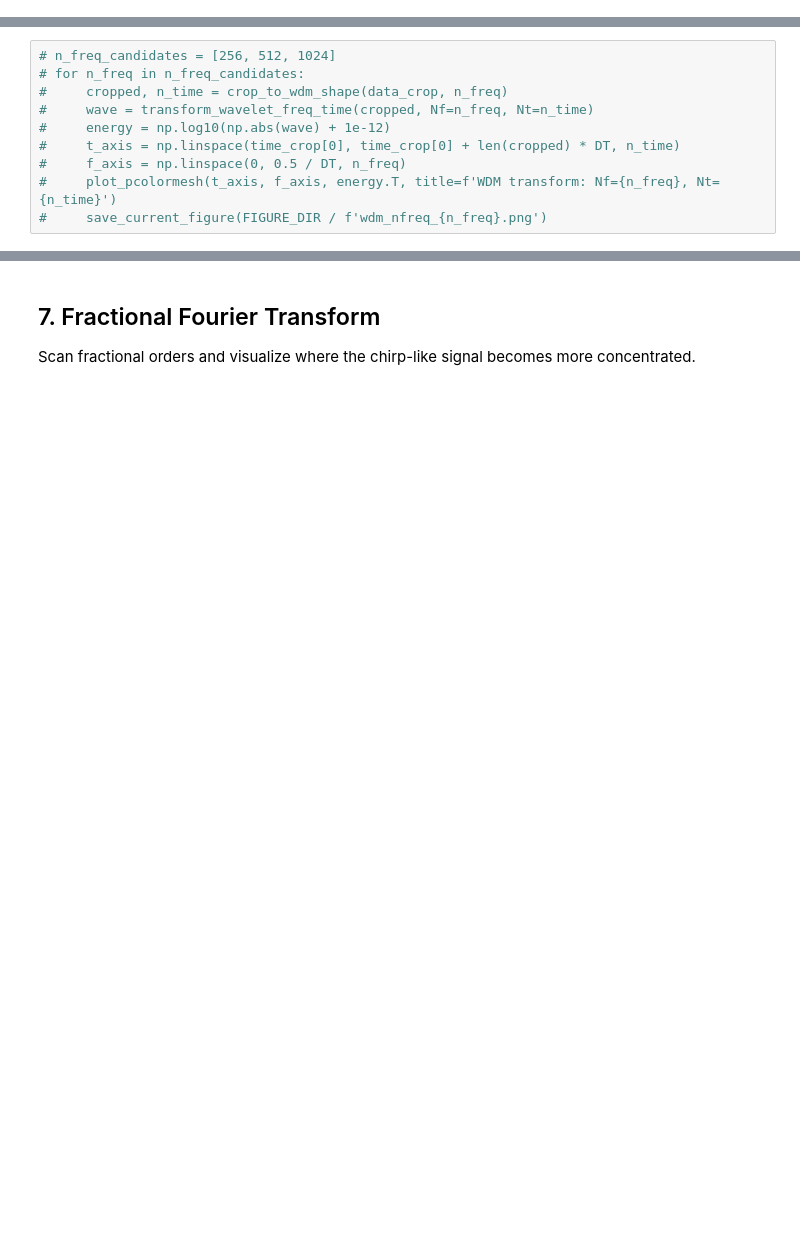
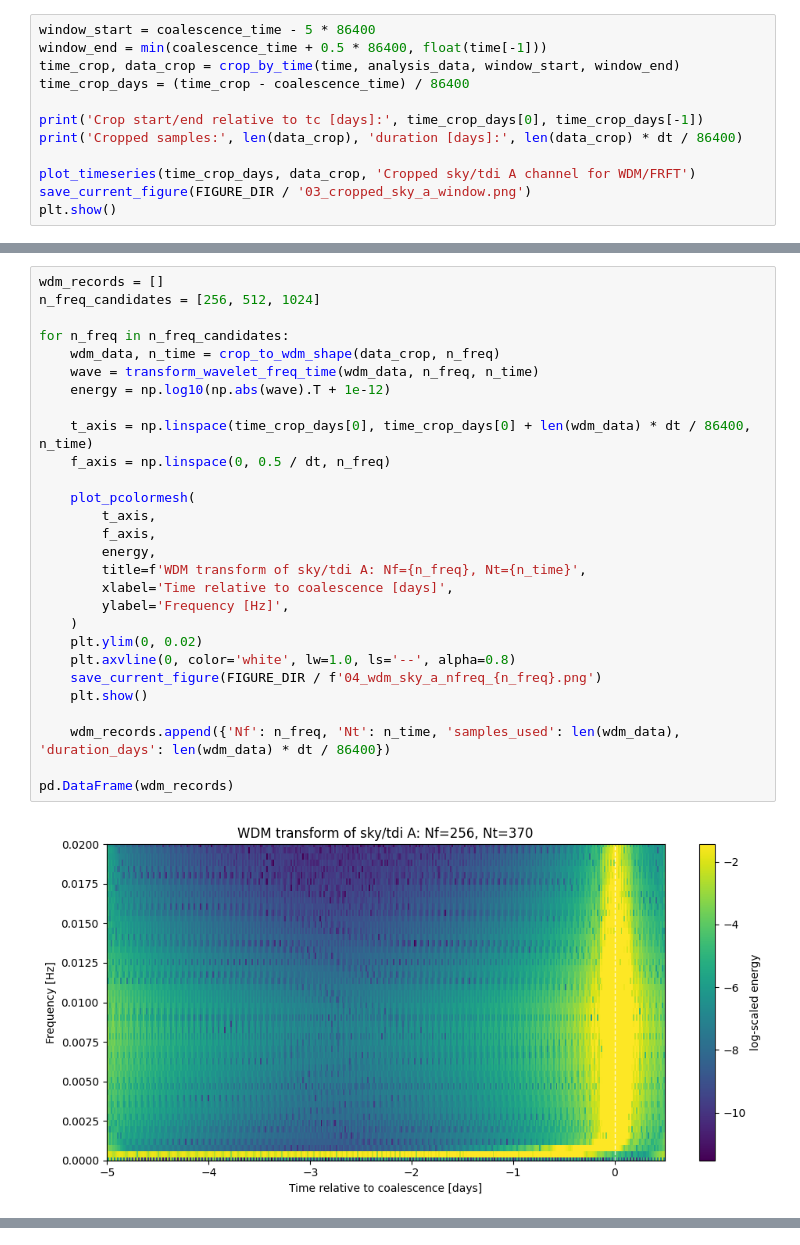
Before and after one commit to leichang131-debug/task5-lisa-taiji, a Jupyter notebook: notebooks/01_ldc_time_frequency_visualization.ipynb, the cells around one changed output, grey strips where cells are left out. Cells and saved outputs as stored; diff of their text form; blank space fills up the shorter version.

Commit message:
Complete LDC time-frequency visualization notebook

```diff
--- a/notebooks/01_ldc_time_frequency_visualization.ipynb
+++ b/notebooks/01_ldc_time_frequency_visualization.ipynb
@@ -85,0 +163,12 @@ Try several `Nf` values, ensure `N = Nf * Nt`, and compare the resulting time-fr
+# %%
+window_start = coalescence_time - 5 * 86400
+window_end = min(coalescence_time + 0.5 * 86400, float(time[-1]))
+time_crop, data_crop = crop_by_time(time, analysis_data, window_start, window_end)
+time_crop_days = (time_crop - coalescence_time) / 86400
+
+print('Crop start/end relative to tc [days]:', time_crop_days[0], time_crop_days[-1])
+print('Cropped samples:', len(data_crop), 'duration [days]:', len(data_crop) * dt / 86400)
+
+plot_timeseries(time_crop_days, data_crop, 'Cropped sky/tdi A channel for WDM/FRFT')
+save_current_figure(FIGURE_DIR / '03_cropped_sky_a_window.png')
+plt.show()
@@ -86,10 +183,30 @@ Try several `Nf` values, ensure `N = Nf * Nt`, and compare the resulting time-fr
 # %%
-# n_freq_candidates = [256, 512, 1024]
-# for n_freq in n_freq_candidates:
-#     cropped, n_time = crop_to_wdm_shape(data_crop, n_freq)
-#     wave = transform_wavelet_freq_time(cropped, Nf=n_freq, Nt=n_time)
-#     energy = np.log10(np.abs(wave) + 1e-12)
-#     t_axis = np.linspace(time_crop[0], time_crop[0] + len(cropped) * DT, n_time)
-#     f_axis = np.linspace(0, 0.5 / DT, n_freq)
-#     plot_pcolormesh(t_axis, f_axis, energy.T, title=f'WDM transform: Nf={n_freq}, Nt={n_time}')
-#     save_current_figure(FIGURE_DIR / f'wdm_nfreq_{n_freq}.png')
+wdm_records = []
+n_freq_candidates = [256, 512, 1024]
+
+for n_freq in n_freq_candidates:
+    wdm_data, n_time = crop_to_wdm_shape(data_crop, n_freq)
+    wave = transform_wavelet_freq_time(wdm_data, n_freq, n_time)
+    energy = np.log10(np.abs(wave).T + 1e-12)
+
+    t_axis = np.linspace(time_crop_days[0], time_crop_days[0] + len(wdm_data) * dt / 86400, n_time)
+    f_axis = np.linspace(0, 0.5 / dt, n_freq)
+
+    plot_pcolormesh(
+        t_axis,
+        f_axis,
+        energy,
+        title=f'WDM transform of sky/tdi A: Nf={n_freq}, Nt={n_time}',
+        xlabel='Time relative to coalescence [days]',
+        ylabel='Frequency [Hz]',
+    )
+    plt.ylim(0, 0.02)
+    plt.axvline(0, color='white', lw=1.0, ls='--', alpha=0.8)
+    save_current_figure(FIGURE_DIR / f'04_wdm_sky_a_nfreq_{n_freq}.png')
+    plt.show()
+
+    wdm_records.append({'Nf': n_freq, 'Nt': n_time, 'samples_used': len(wdm_data), 'duration_days': len(wdm_data) * dt / 86400})
+
+pd.DataFrame(wdm_records)
+# %% [output]
+[figure, added]
@@ -96,4 +218,0 @@ Try several `Nf` values, ensure `N = Nf * Nt`, and compare the resulting time-fr
-# %% [markdown]
-## 7. Fractional Fourier Transform
-
-Scan fractional orders and visualize where the chirp-like signal becomes more concentrated.
```
Also changed, not shown: parts of 29 cells of this notebook, 15 other files.
